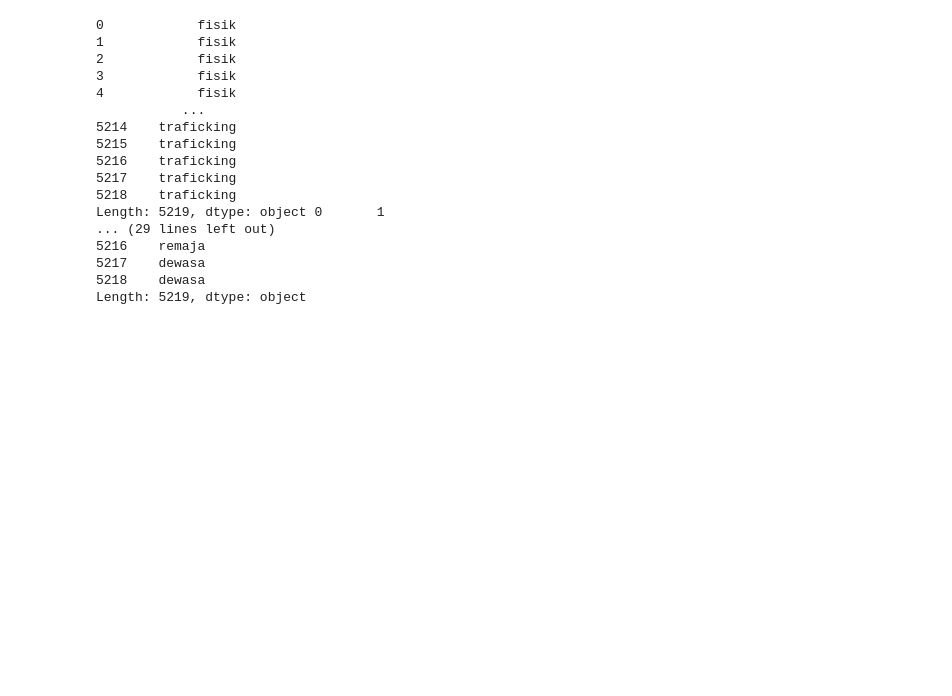
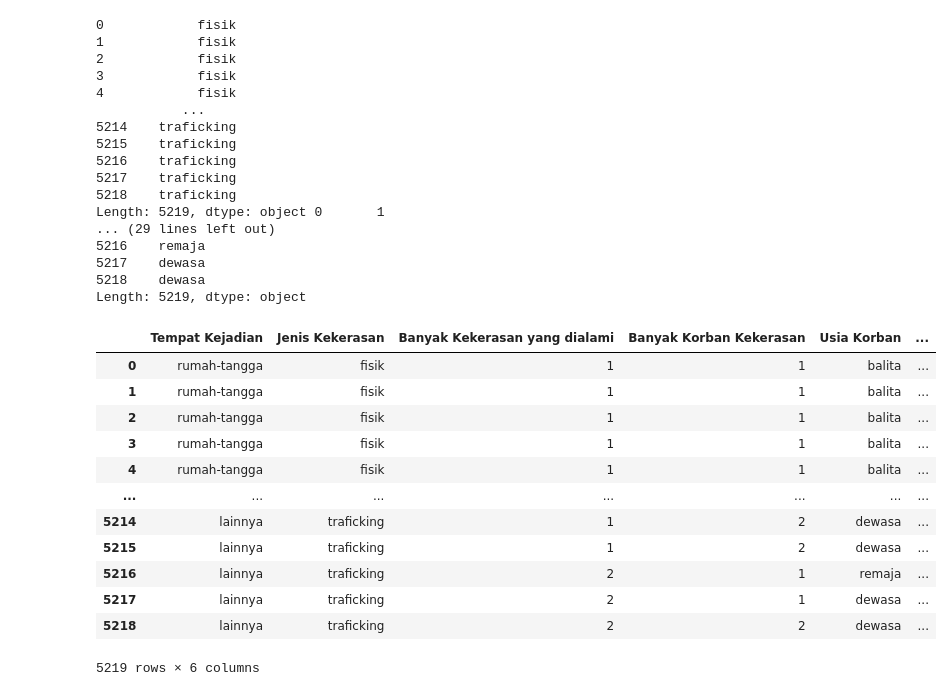
Before and after one commit to martinpdab/asapa, a Jupyter notebook: dataset_augmentation.ipynb, the cells around one changed output. Cells and saved outputs as stored; diff of their text form; code cells hidden in the pictures; blank space fills up the shorter version.

```diff
--- a/dataset_augmentation.ipynb
+++ b/dataset_augmentation.ipynb
@@ -1028,6 +974,7 @@ jenis_kekerasan = pd.Series(jeniskekerasan)
 banyak_kekerasan = pd.Series(banyakkekerasan)
 banyak_korban = pd.Series(banyakkorban)
 usia_korban = pd.Series(usiakorban)
+mitigasi_resiko = pd.Series(mitigasiresiko)
 print(jenis_kekerasan, banyak_kekerasan, banyak_korban, usia_korban)
 # %% [output]
 0            fisik
@@ -1047,3 +994,28 @@ Length: 5219, dtype: object 0       1
 5217    dewasa
 5218    dewasa
 Length: 5219, dtype: object
+# %%
+df = pd.DataFrame({
+  'Tempat Kejadian': list_tempat,
+  'Jenis Kekerasan': jenis_kekerasan,
+  'Banyak Kekerasan yang dialami': banyak_kekerasan,
+  'Banyak Korban Kekerasan' : banyak_korban,
+  'Usia Korban': usia_korban,
+  'Mitigasi Resiko': mitigasi_resiko
+})
+
+df
+# %% [output]
+|  | Tempat Kejadian | Jenis Kekerasan | Banyak Kekerasan yang dialami | Banyak Korban Kekerasan | Usia Korban | ... |
+| 0 | rumah-tangga | fisik | 1 | 1 | balita | ... |
+| 1 | rumah-tangga | fisik | 1 | 1 | balita | ... |
+| 2 | rumah-tangga | fisik | 1 | 1 | balita | ... |
+| 3 | rumah-tangga | fisik | 1 | 1 | balita | ... |
+| 4 | rumah-tangga | fisik | 1 | 1 | balita | ... |
+| ... | ... | ... | ... | ... | ... | ... |
+| 5214 | lainnya | traficking | 1 | 2 | dewasa | ... |
+| 5215 | lainnya | traficking | 1 | 2 | dewasa | ... |
+| 5216 | lainnya | traficking | 2 | 1 | remaja | ... |
+| 5217 | lainnya | traficking | 2 | 1 | dewasa | ... |
+| 5218 | lainnya | traficking | 2 | 2 | dewasa | ... |
+5219 rows × 6 columns
```
Also changed, not shown: parts of 3 cells of this notebook.
